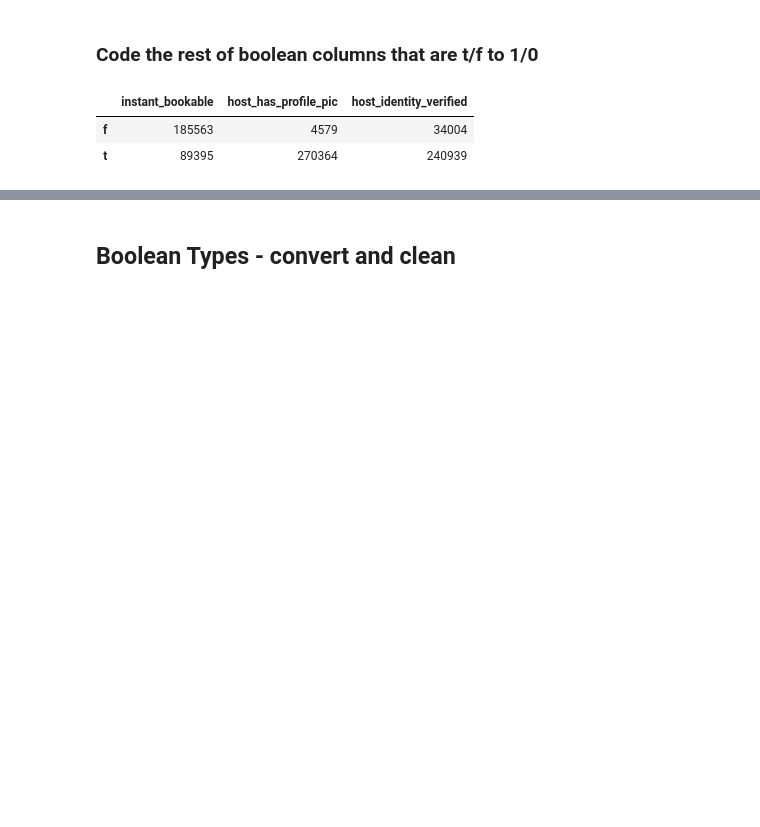
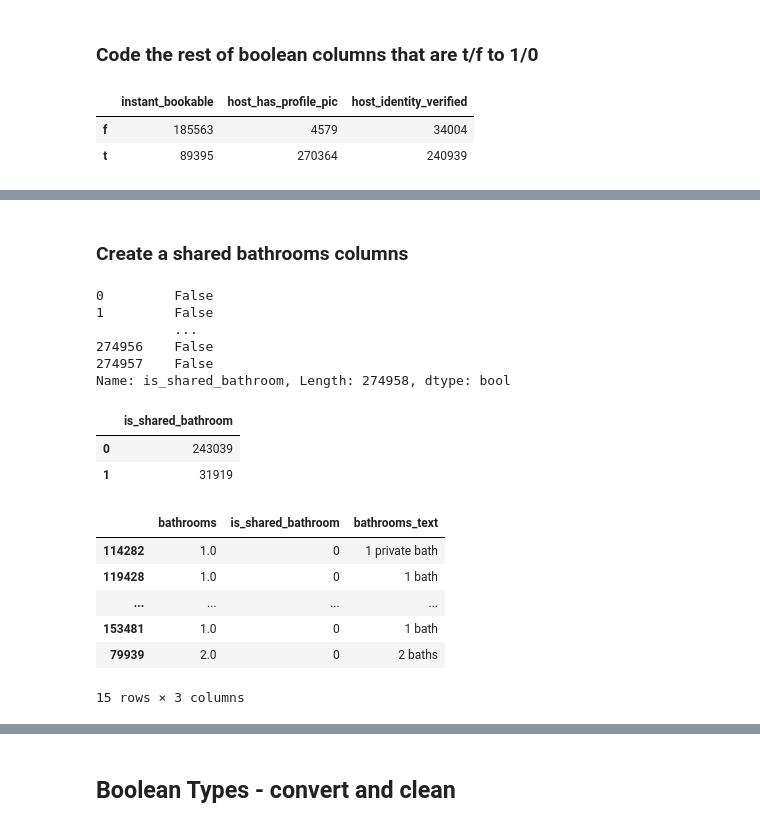
Before and after one commit to clairesarraille/airbnb_price_prediction, a Jupyter notebook: 01_Colab.ipynb, the cells around one changed output, grey strips where cells are left out. Cells and saved outputs as stored; diff of their text form; code cells hidden in the pictures; blank space fills up the shorter version.

Commit message:
mine bathrooms

```diff
--- a/01_Colab.ipynb
+++ b/01_Colab.ipynb
@@ -655,0 +689,4 @@ df[bool_cols_t_f].apply(pd.Series.value_counts)
+# %%
+df['bathrooms']= df['bathrooms'].replace(1000, np.NaN)
+# %%
+df['bathrooms']= df['bathrooms'].replace(2000, 0.5)
@@ -655,0 +714,33 @@ df[bool_cols_t_f].apply(pd.Series.value_counts)
+# %% [markdown]
+### Create a shared bathrooms columns
+# %%
+df['is_shared_bathroom'] = df['bathrooms_text'].str.contains("shared", case=False)
+# %%
+df['is_shared_bathroom']
+# %% [output]
+0         False
+1         False
+          ...
+274956    False
+274957    False
+Name: is_shared_bathroom, Length: 274958, dtype: bool
+# %%
+df['is_shared_bathroom'] = df['is_shared_bathroom'].astype('int')
+# %%
+df[['is_shared_bathroom']].apply(pd.Series.value_counts)
+# %% [output]
+|  | is_shared_bathroom |
+| 0 | 243039 |
+| 1 | 31919 |
+# %%
+prev_bath_df = df[['bathrooms', 'is_shared_bathroom', 'bathrooms_text', 'bath_text_edit']]
+prev_bath_cols = prev_bath_df.apply(lambda prev_bath_df: prev_bath_df.sample(15, random_state=0))
+prev_bath_cols
+# %% [output]
+|  | bathrooms | is_shared_bathroom | bathrooms_text |
+| 114282 | 1.0 | 0 | 1 private bath |
+| 119428 | 1.0 | 0 | 1 bath |
+| ... | ... | ... | ... |
+| 153481 | 1.0 | 0 | 1 bath |
+| 79939 | 2.0 | 0 | 2 baths |
+15 rows × 3 columns
```
Also changed, not shown: parts of 23 cells of this notebook.
